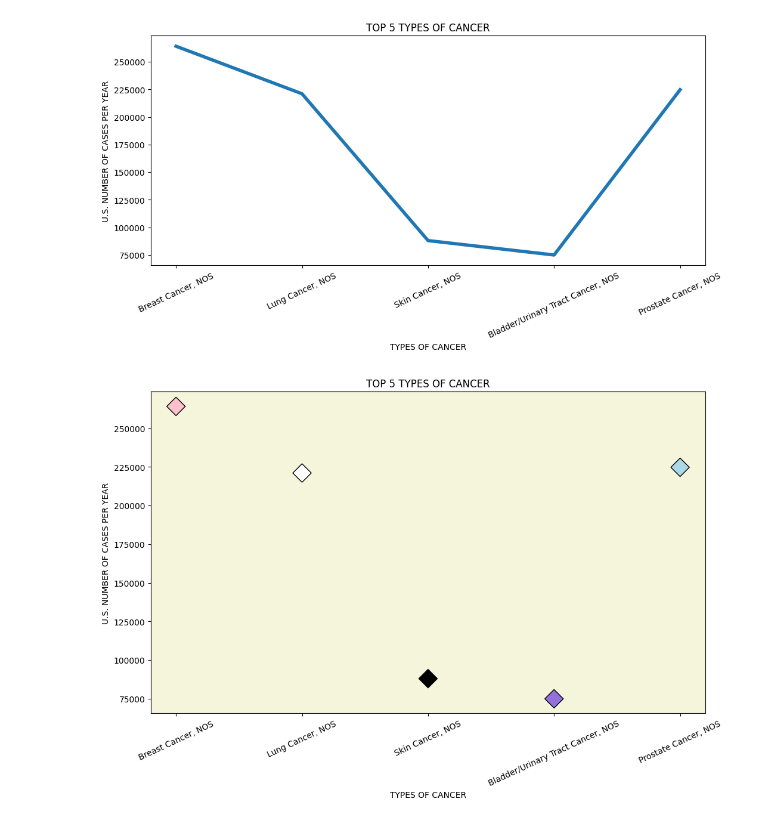
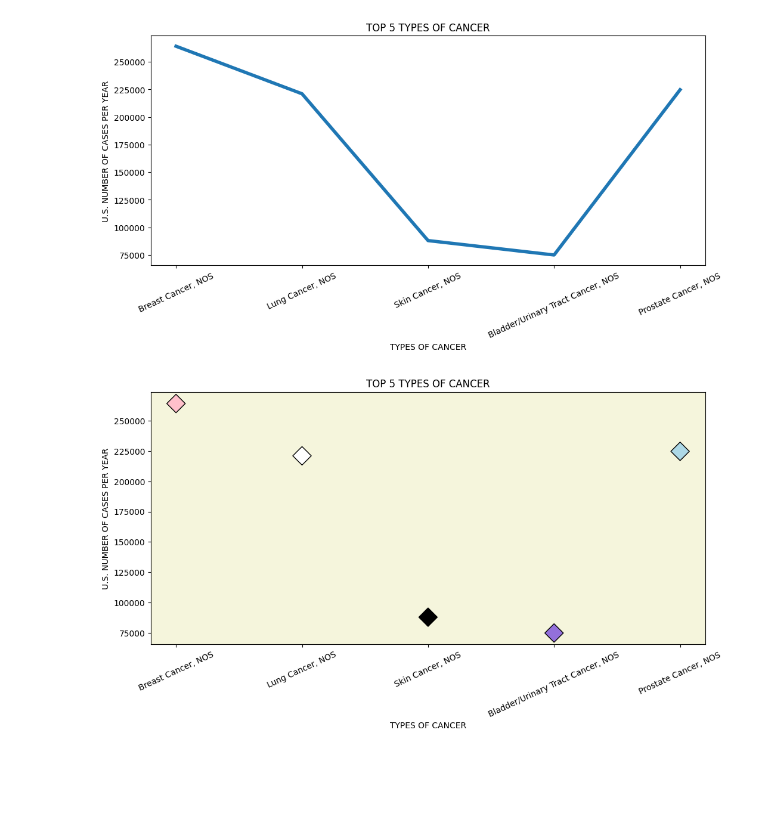
Before and after one commit to blwishom/etav_project, a Jupyter notebook: etav.ipynb, the cells around one changed output. Cells and saved outputs as stored; diff of their text form; code cells hidden in the pictures; blank space fills up the shorter version.

```diff
--- a/etav.ipynb
+++ b/etav.ipynb
@@ -3,9 +3,7 @@ import numpy as np
 import pandas as pd
 import matplotlib.pyplot as plt
 # %%
-cancerdb = pd.read_csv('/home/blair/cognixia/kaggle_cancerdb.csv')
-
-# print(cancerdb['tissue'].dropna())
+cancerdb = pd.read_csv('/home/blair/cognixia/Weeks1-3/Projects/week3/Extract_Transform_Analyze_Visualize/kaggle_cancerdb.csv')
 # %%
 # DATA FRAME DISPLAYING TITLE, TISSUE, LOCATION, TYPE, and US CASES PER YEAR
 '''
@@ -241,22 +239,30 @@ plt.ylabel('U.S. NUMBER OF CASES PER YEAR')
 Text(0, 0.5, 'U.S. NUMBER OF CASES PER YEAR')
 [figure]
 # %%
+'''
+This scatter plot chart displays the top 5 most common cancer
+types in the U.S. along with the amount of cases recorded
+per year. Each bar is color coordinated to represent the
+ribbon color associated with the type of cancer.
+
+'''
+
 x = usCases_mainType['mainType'][:10].dropna()
 y = grouped['uscsCasesPerYear'][:5].astype(int)
 figure = plt.figure()
 axes = plt.axes()
 markerSize= 250
 
 plt.scatter(x, y, color=('pink', 'white', 'black', 'mediumpurple', 'lightblue'), edgecolor='black', marker='D', s=markerSize)
 plt.title('TOP 5 TYPES OF CANCER')
 axes.set_facecolor('beige')
 
 plt.xlabel('TYPES OF CANCER')
 plt.ylabel('U.S. NUMBER OF CASES PER YEAR')
 
 plt.xticks(rotation = 25)
 
 figure.set_figwidth(12)
-figure.set_figheight(7)
+figure.set_figheight(5.5)
 # %% [output]
-[figure, old version]
+[figure, new version]
```
Also changed, not shown: parts of 1 cell of this notebook, 1 other file.
